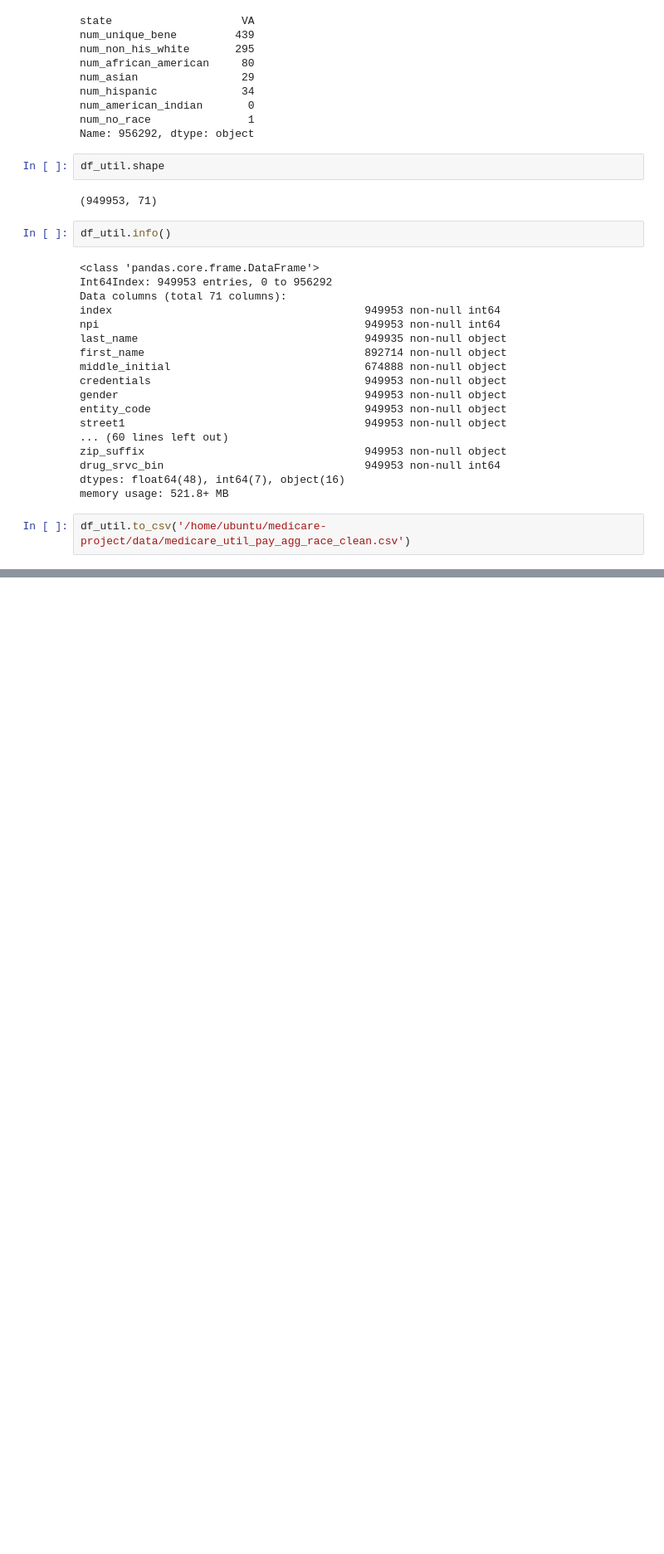
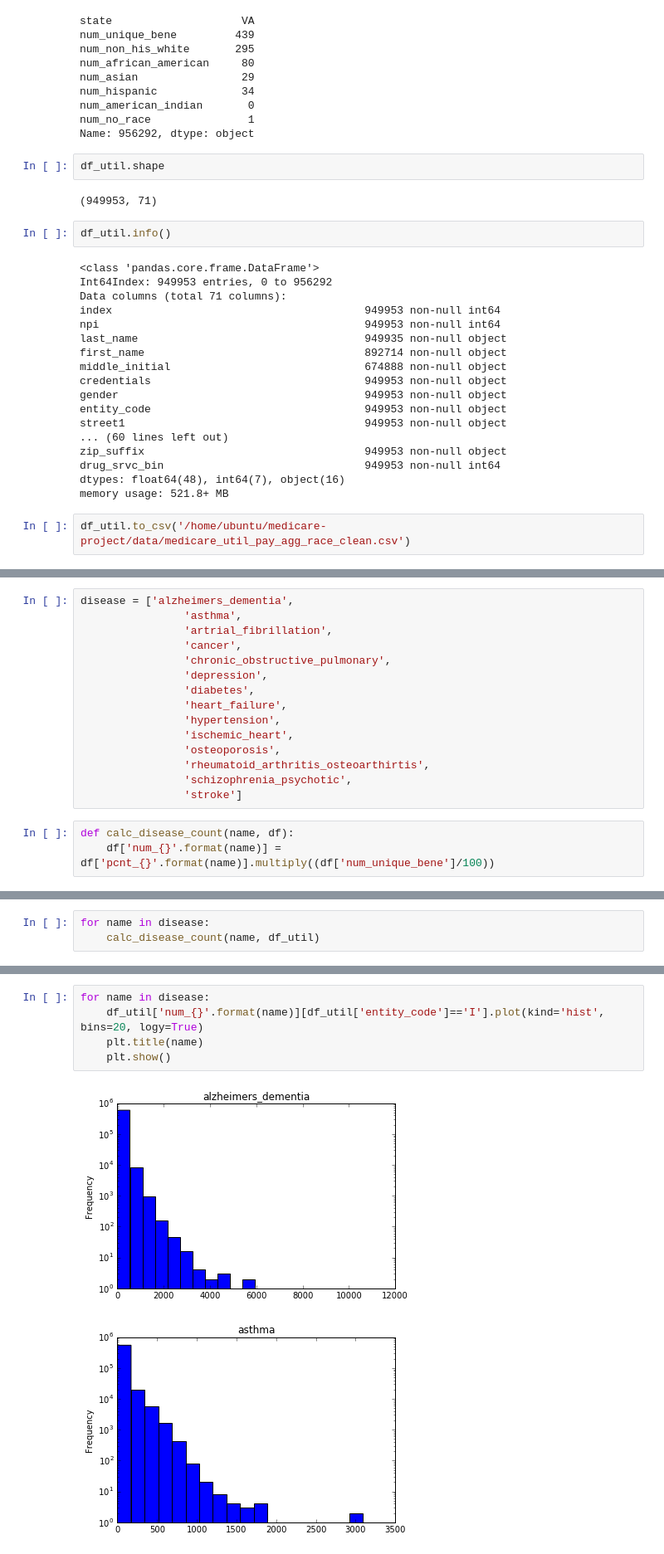
Before and after one commit to aurel1212/medicare-project, a Jupyter notebook: script/util_payments_agg_clean.ipynb, the cells around one changed output, grey strips where cells are left out. Shown at 83% size. Cells and saved outputs as stored; diff of their text form; blank space fills up the shorter version.

```diff
--- a/script/util_payments_agg_clean.ipynb
+++ b/script/util_payments_agg_clean.ipynb
@@ -687,0 +840,18 @@ df_util.to_csv('/home/ubuntu/medicare-project/data/medicare_util_pay_agg_race_cl
+# %%
+disease = ['alzheimers_dementia',
+                'asthma',
+                'artrial_fibrillation',
+                'cancer',
+                'chronic_obstructive_pulmonary',
+                'depression',
+                'diabetes',
+                'heart_failure',
+                'hypertension',
+                'ischemic_heart',
+                'osteoporosis',
+                'rheumatoid_arthritis_osteoarthirtis',
+                'schizophrenia_psychotic',
+                'stroke']
+# %%
+def calc_disease_count(name, df):
+    df['num_{}'.format(name)] = df['pcnt_{}'.format(name)].multiply((df['num_unique_bene']/100))
@@ -687,0 +860,3 @@ df_util.to_csv('/home/ubuntu/medicare-project/data/medicare_util_pay_agg_race_cl
+# %%
+for name in disease:
+    calc_disease_count(name, df_util)
@@ -687,0 +890,8 @@ df_util.to_csv('/home/ubuntu/medicare-project/data/medicare_util_pay_agg_race_cl
+# %%
+for name in disease:
+    df_util['num_{}'.format(name)][df_util['entity_code']=='I'].plot(kind='hist', bins=20, logy=True)
+    plt.title(name)
+    plt.show()
+# %% [output]
+[figure, added]
+[figure, added]
```
Also changed, not shown: parts of 20 cells of this notebook, 1 other file.
